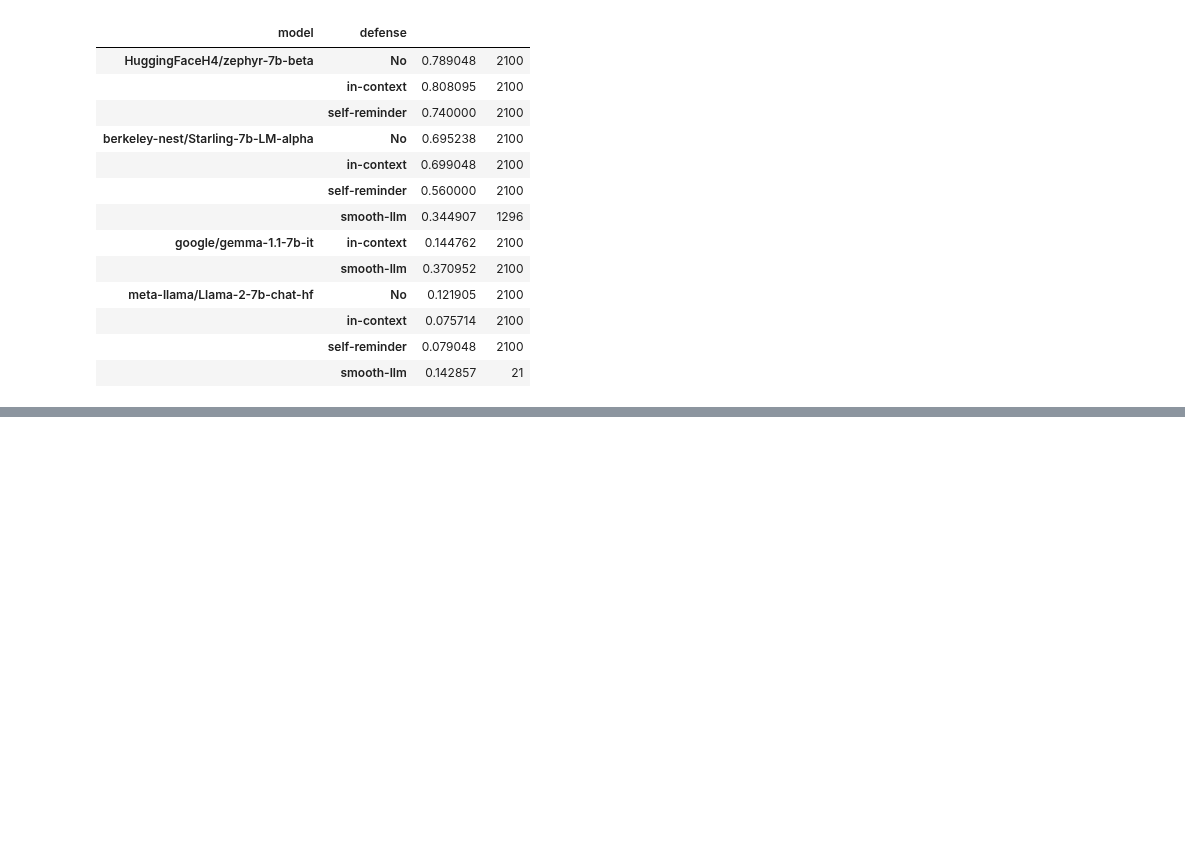
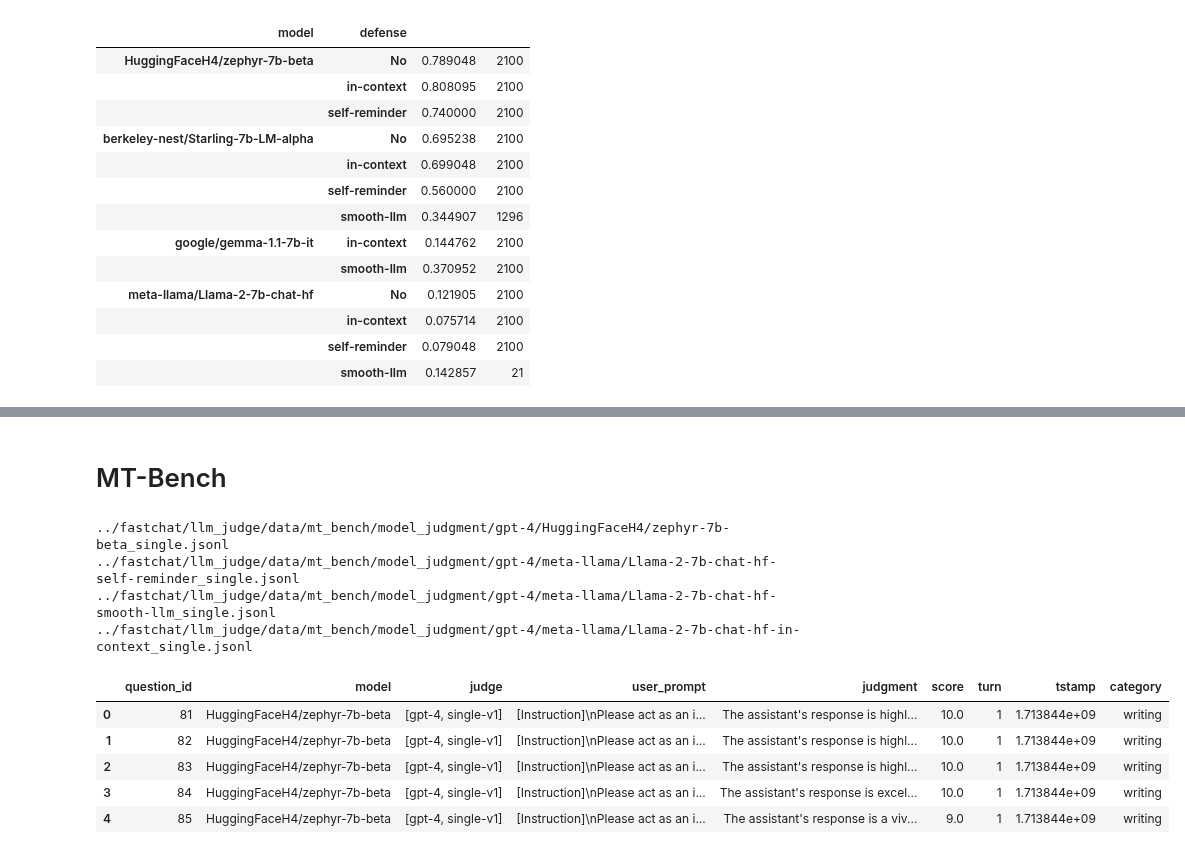
Before and after one commit to HeegyuKim/EasyJailbreak, a Jupyter notebook: notebook/visualize_results.ipynb, the cells around one changed output, grey strips where cells are left out. Saved outputs shown, nothing was run; the diff lists cells and outputs as text; code cells hidden in the pictures; blank space fills up the shorter version.

```diff
--- a/notebook/visualize_results.ipynb
+++ b/notebook/visualize_results.ipynb
@@ -56,0 +108,39 @@ df.groupby(['model', 'defense']).agg({
+# %% [markdown]
+# MT-Bench
+# %%
+import jsonlines
+
+question_category = {}
+with jsonlines.open("../fastchat/llm_judge/data/mt_bench/question.jsonl") as fin:
+    for line in fin:
+        question_category[line["question_id"]] = line["category"]
+
+# question_category
+# %%
+
+files = list(glob('../fastchat/llm_judge/data/mt_bench/model_judgment/gpt-4/*/*.jsonl'))
+dfs = []
+for file in files:
+    print(file)
+    df = pd.read_json(file, lines=True)
+    filename = os.path.basename(file)
+    splits = os.path.dirname(file).split("/")
+    df["category"] = df.question_id.apply(lambda x: question_category[x])
+    # df["model"] = filename
+    # df["defense"] = splits[-1]
+
+    dfs.append(df)
+
+df = pd.concat(dfs, ignore_index=True)
+df.head()
+# %% [output]
+../fastchat/llm_judge/data/mt_bench/model_judgment/gpt-4/HuggingFaceH4/zephyr-7b-beta_single.jsonl
+../fastchat/llm_judge/data/mt_bench/model_judgment/gpt-4/meta-llama/Llama-2-7b-chat-hf-self-reminder_single.jsonl
+../fastchat/llm_judge/data/mt_bench/model_judgment/gpt-4/meta-llama/Llama-2-7b-chat-hf-smooth-llm_single.jsonl
+../fastchat/llm_judge/data/mt_bench/model_judgment/gpt-4/meta-llama/Llama-2-7b-chat-hf-in-context_single.jsonl
+|  | question_id | model | judge | user_prompt | judgment | score | turn | tstamp | category |
+| 0 | 81 | HuggingFaceH4/zephyr-7b-beta | [gpt-4, single-v1] | [Instruction]\nPlease act as an i... | The assistant's response is highl... | 10.0 | 1 | 1.713844e+09 | writing |
+| 1 | 82 | HuggingFaceH4/zephyr-7b-beta | [gpt-4, single-v1] | [Instruction]\nPlease act as an i... | The assistant's response is highl... | 10.0 | 1 | 1.713844e+09 | writing |
+| 2 | 83 | HuggingFaceH4/zephyr-7b-beta | [gpt-4, single-v1] | [Instruction]\nPlease act as an i... | The assistant's response is highl... | 10.0 | 1 | 1.713844e+09 | writing |
+| 3 | 84 | HuggingFaceH4/zephyr-7b-beta | [gpt-4, single-v1] | [Instruction]\nPlease act as an i... | The assistant's response is excel... | 10.0 | 1 | 1.713844e+09 | writing |
+| 4 | 85 | HuggingFaceH4/zephyr-7b-beta | [gpt-4, single-v1] | [Instruction]\nPlease act as an i... | The assistant's response is a viv... | 9.0 | 1 | 1.713844e+09 | writing |
```
Also changed, not shown: parts of 6 cells of this notebook, 16 other files.
